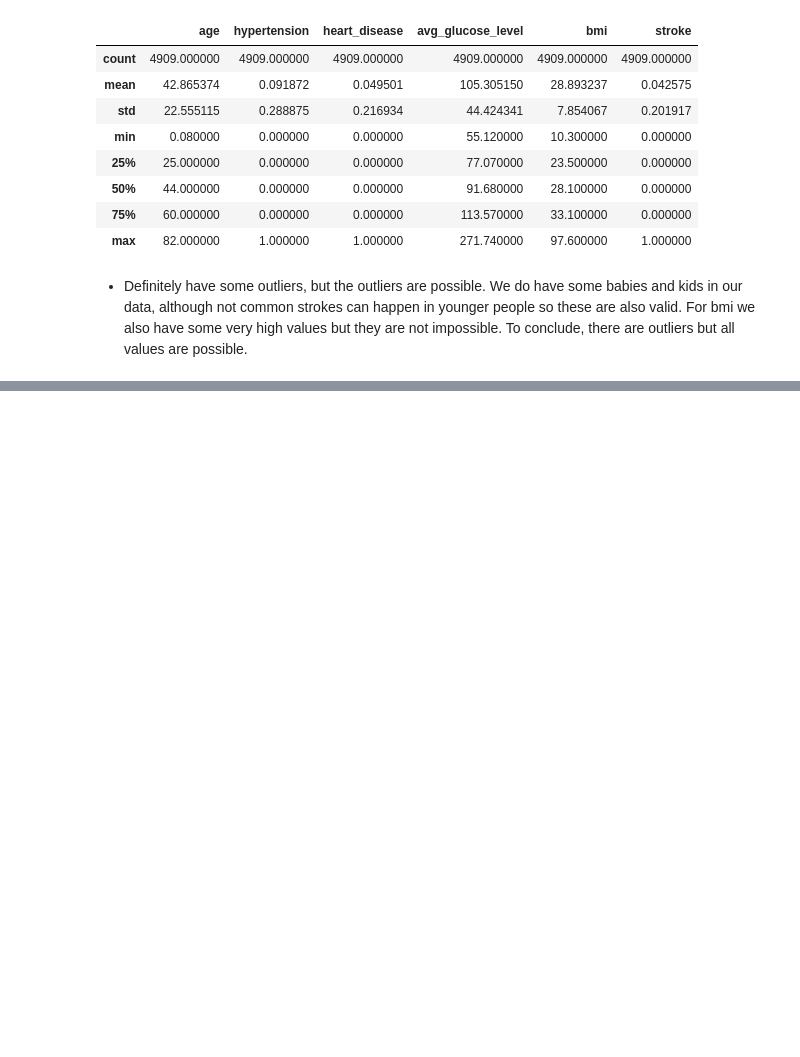
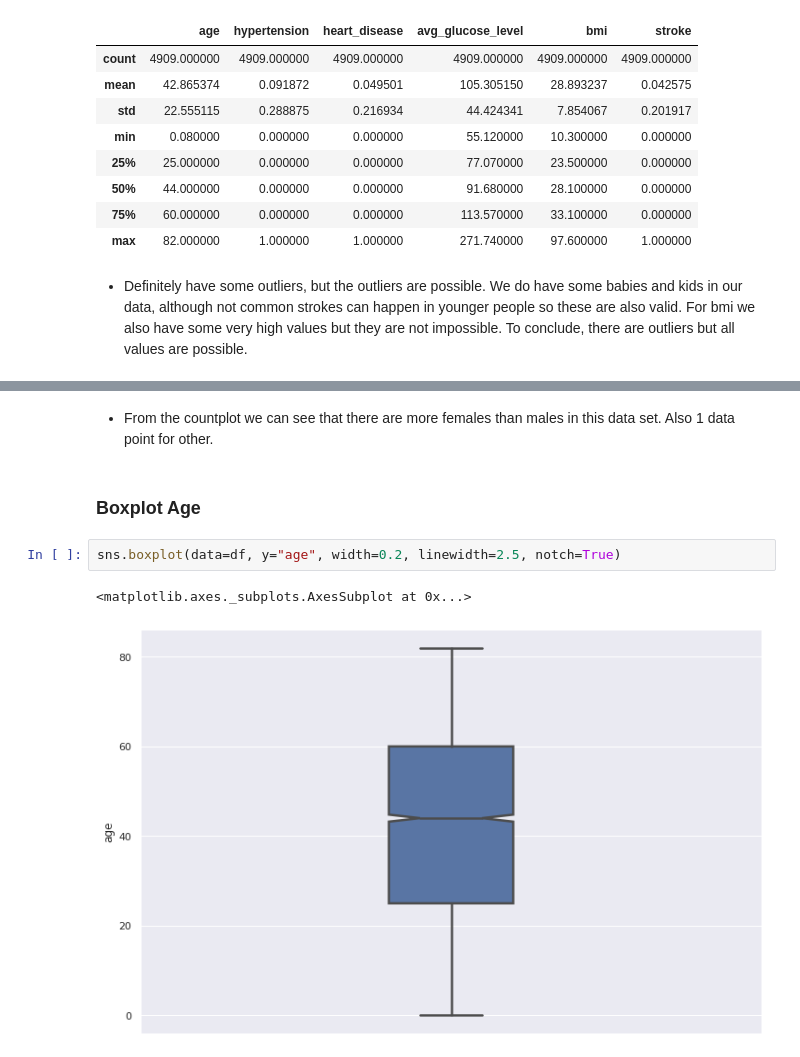
Before and after one commit to bustyAI/stroke-predictions, a Jupyter notebook: Stroke_Prediction.ipynb, the cells around one changed output, grey strips where cells are left out. Cells and saved outputs as stored; diff of their text form; blank space fills up the shorter version.

```diff
--- a/Stroke_Prediction.ipynb
+++ b/Stroke_Prediction.ipynb
@@ -184,0 +213,9 @@ df.describe()
+# %% [markdown]
+- From the countplot we can see that there are more females than males in this data set. Also 1 data point for other.
+# %% [markdown]
+### Boxplot Age
+# %%
+sns.boxplot(data=df, y="age", width=0.2, linewidth=2.5, notch=True)
+# %% [output]
+<matplotlib.axes._subplots.AxesSubplot at 0x...>
+[figure, added]
```
Also changed, not shown: parts of 37 cells of this notebook.
